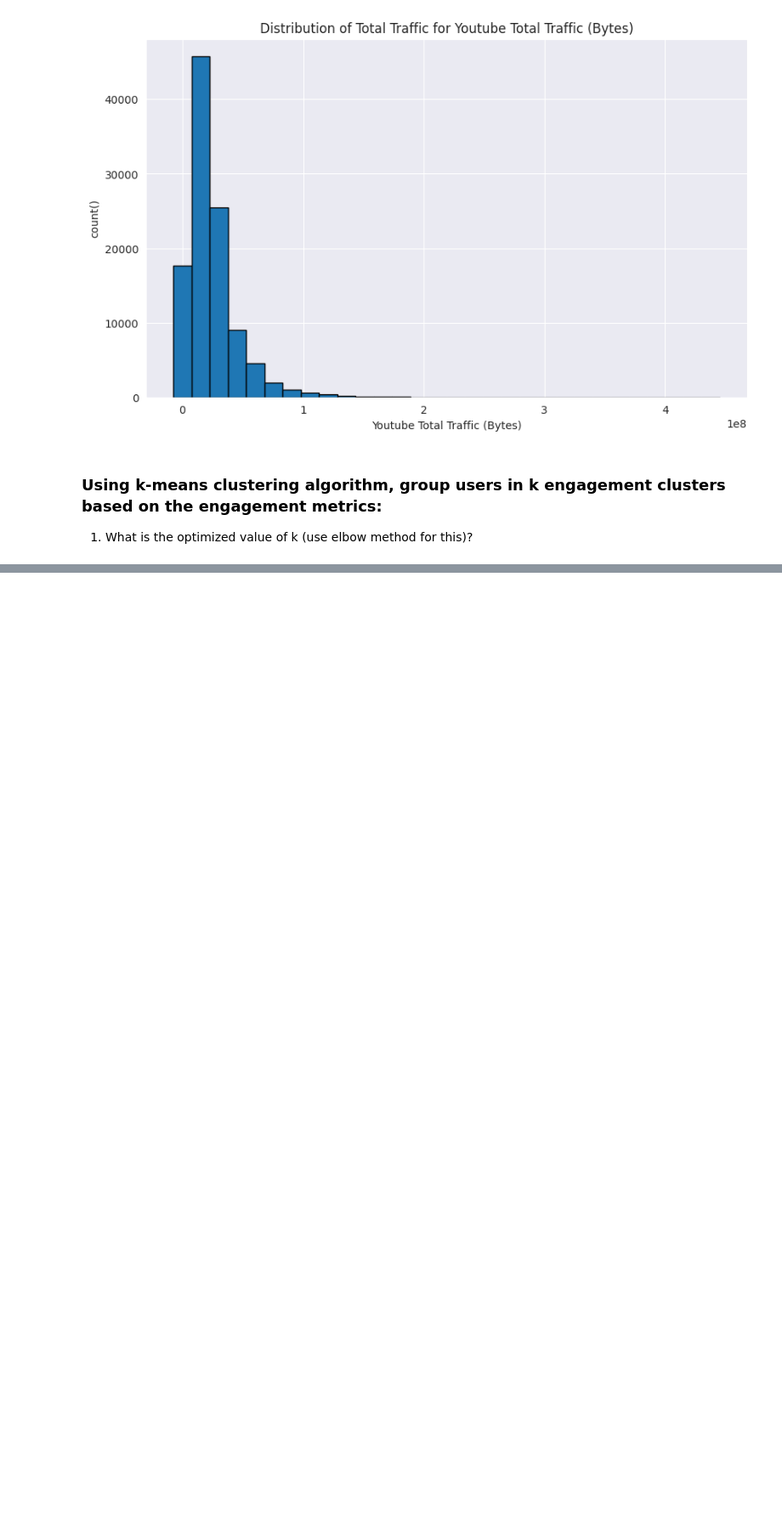
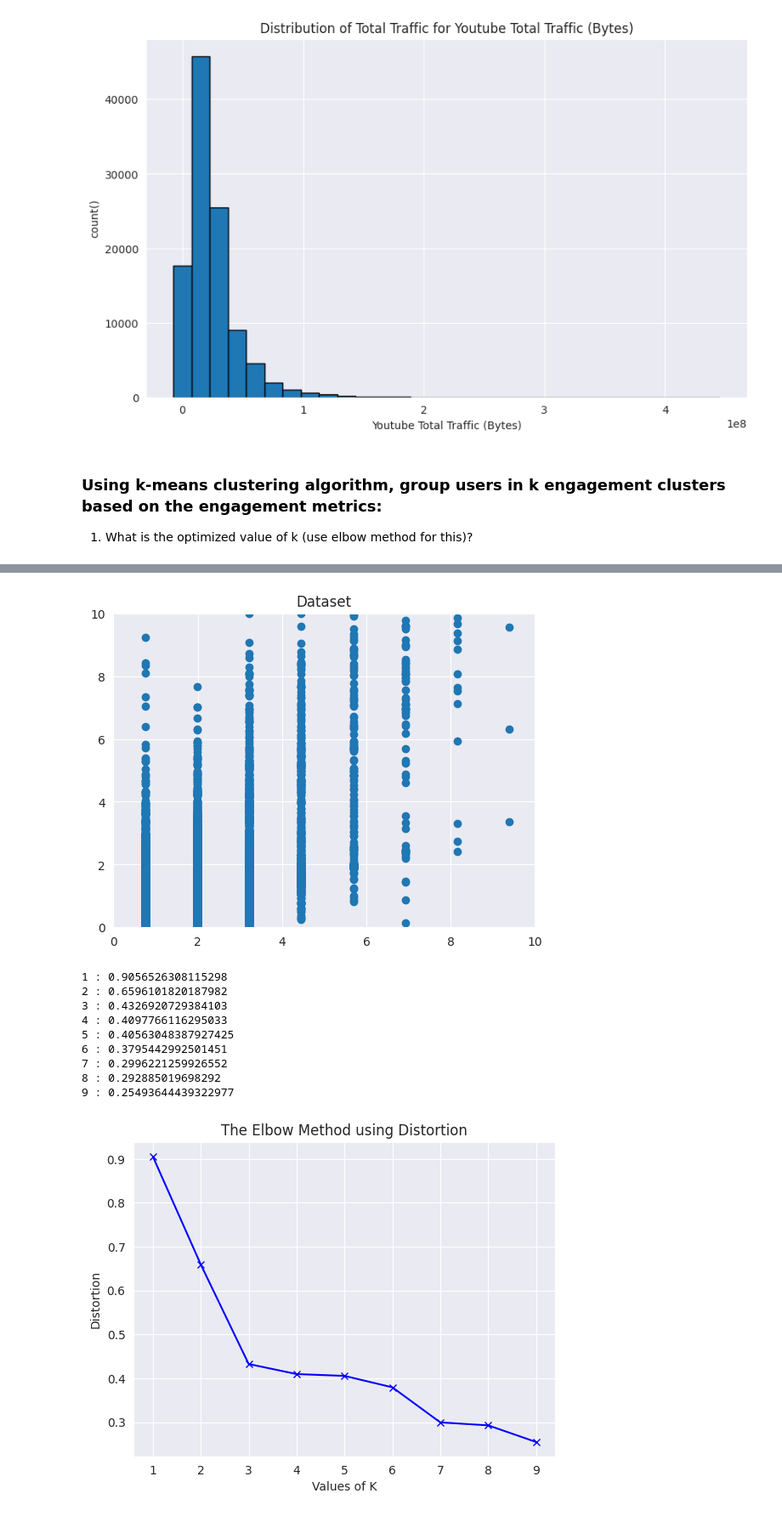
Before and after one commit to hillaryke/Telecom-User-Analytics, a Jupyter notebook: notebooks/Task-3.ipynb, the cells around one changed output, grey strips where cells are left out. Shown at 85% size. Cells and saved outputs as stored; diff of their text form; code cells hidden in the pictures; blank space fills up the shorter version.

```diff
--- a/notebooks/Task-3.ipynb
+++ b/notebooks/Task-3.ipynb
@@ -132,0 +161,71 @@ plt.show()
+# %%
+from sklearn.cluster import KMeans
+from sklearn import metrics
+from scipy.spatial.distance import cdist
+import numpy as np
+import matplotlib.pyplot as plt
+
+# Assuming normalized_metrics is your data and it has two features
+x1 = normalized_metrics[:, 0]  # First feature
+x2 = normalized_metrics[:, 1]  # Second feature
+X = np.array(list(zip(x1, x2))).reshape(len(x1), 2)
+
+# Visualizing the data
+plt.plot()
+plt.xlim([0, 10])
+plt.ylim([0, 10])
+plt.title('Dataset')
+plt.scatter(x1, x2)
+plt.show()
+
+# Building the clustering model and calculating the values of the Distortion and Inertia
+distortions = []
+inertias = []
+mapping1 = {}
+mapping2 = {}
+K = range(1, 10)
+
+for k in K:
+    # Building and fitting the model
+    kmeanModel = KMeans(n_clusters=k).fit(X)
+    kmeanModel.fit(X)
+
+    distortions.append(sum(np.min(cdist(X, kmeanModel.cluster_centers_,
+                                        'euclidean'), axis=1)) / X.shape[0])
+    inertias.append(kmeanModel.inertia_)
+
+    mapping1[k] = sum(np.min(cdist(X, kmeanModel.cluster_centers_,
+                                   'euclidean'), axis=1)) / X.shape[0]
+    mapping2[k] = kmeanModel.inertia_
+
+# Using the different values of Distortion
+for key, val in mapping1.items():
+    print(f'{key} : {val}')
+
+plt.plot(K, distortions, 'bx-')
+plt.xlabel('Values of K')
+plt.ylabel('Distortion')
+plt.title('The Elbow Method using Distortion')
+plt.show()
+
+# Using the different values of Inertia
+for key, val in mapping2.items():
+    print(f'{key} : {val}')
+
+plt.plot(K, inertias, 'bx-')
+plt.xlabel('Values of K')
+plt.ylabel('Inertia')
+plt.title('The Elbow Method using Inertia')
+plt.show()
+# %% [output]
+[figure, added]
+1 : 0.9056526308115298
+2 : 0.6596101820187982
+3 : 0.4326920729384103
+4 : 0.4097766116295033
+5 : 0.40563048387927425
+6 : 0.3795442992501451
+7 : 0.2996221259926552
+8 : 0.292885019698292
+9 : 0.25493644439322977
+[figure, added]
```
Also changed, not shown: parts of 6 cells of this notebook.
